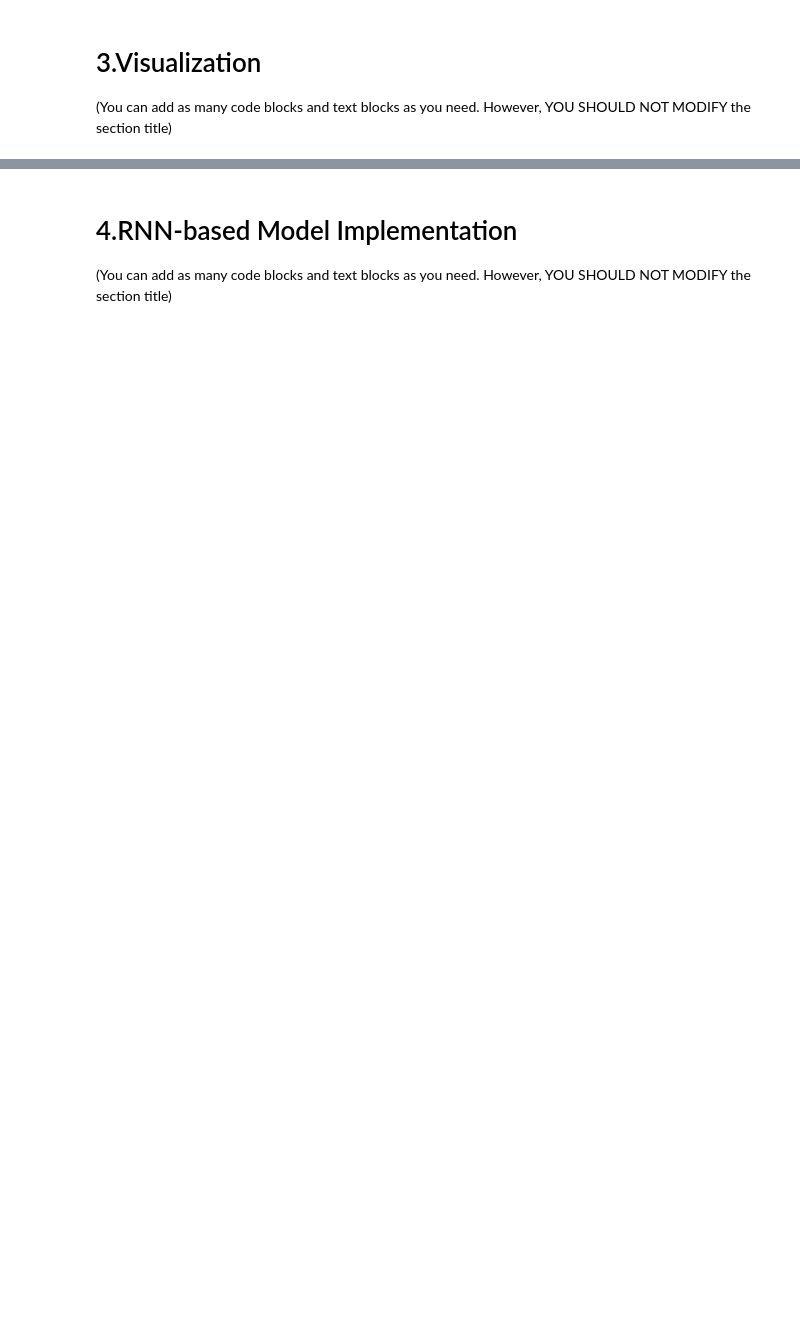
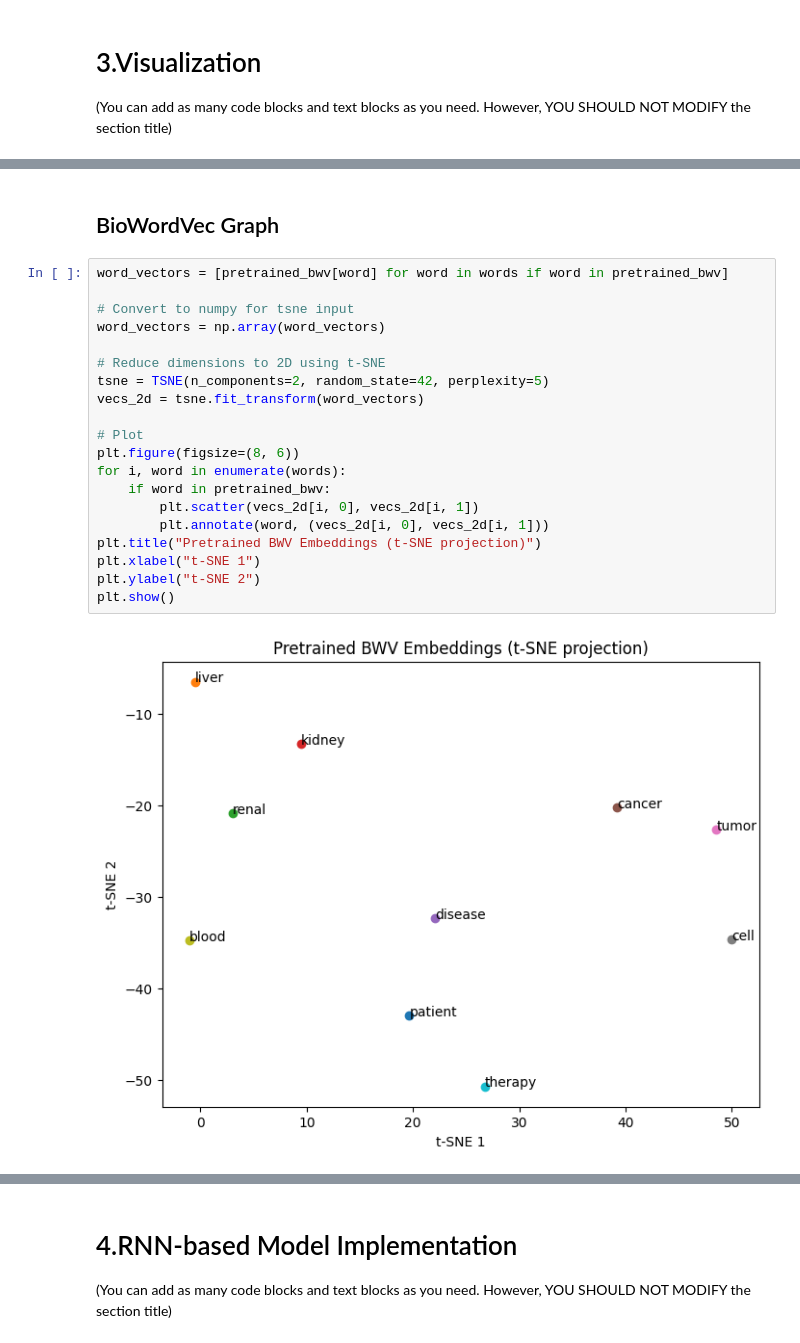
Before and after one commit to JHarvey01/CITS4012IndividualProject, a Jupyter notebook: A1_dataset_2025/CITS4012_22979342.ipynb, the cells around one changed output, grey strips where cells are left out. Drawn from its saved outputs; the diff is of its cells as text; blank space fills up the shorter version.

```diff
--- a/A1_dataset_2025/CITS4012_22979342.ipynb
+++ b/A1_dataset_2025/CITS4012_22979342.ipynb
@@ -87,0 +155,24 @@ First 10 words in vocabulary: ['the', 'of', 'and', 'in', 'to', 'a', 'with', 'for
+# %% [markdown]
+## BioWordVec Graph
+# %%
+word_vectors = [pretrained_bwv[word] for word in words if word in pretrained_bwv]
+
+# Convert to numpy for tsne input
+word_vectors = np.array(word_vectors)
+
+# Reduce dimensions to 2D using t-SNE
+tsne = TSNE(n_components=2, random_state=42, perplexity=5)
+vecs_2d = tsne.fit_transform(word_vectors)
+
+# Plot
+plt.figure(figsize=(8, 6))
+for i, word in enumerate(words):
+    if word in pretrained_bwv:
+        plt.scatter(vecs_2d[i, 0], vecs_2d[i, 1])
+        plt.annotate(word, (vecs_2d[i, 0], vecs_2d[i, 1]))
+plt.title("Pretrained BWV Embeddings (t-SNE projection)")
+plt.xlabel("t-SNE 1")
+plt.ylabel("t-SNE 2")
+plt.show()
+# %% [output]
+[figure, added]
```
Also changed, not shown: parts of 43 cells of this notebook, 2 other files.
